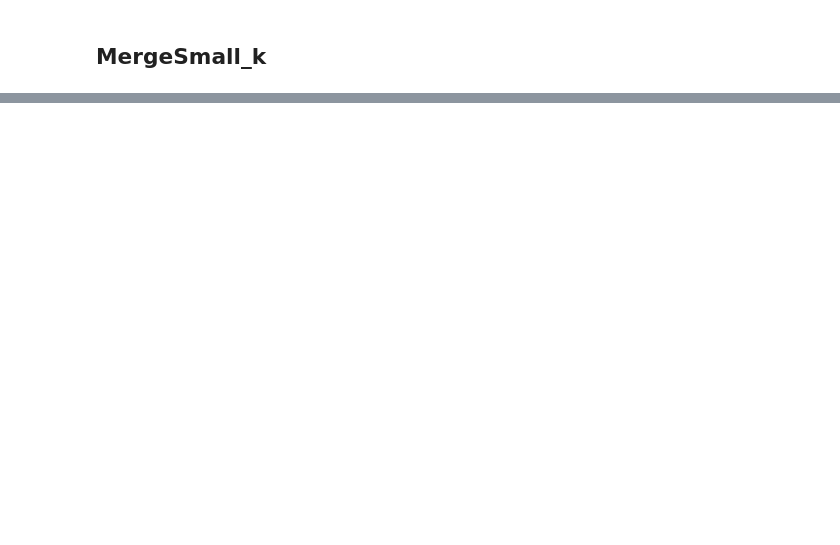
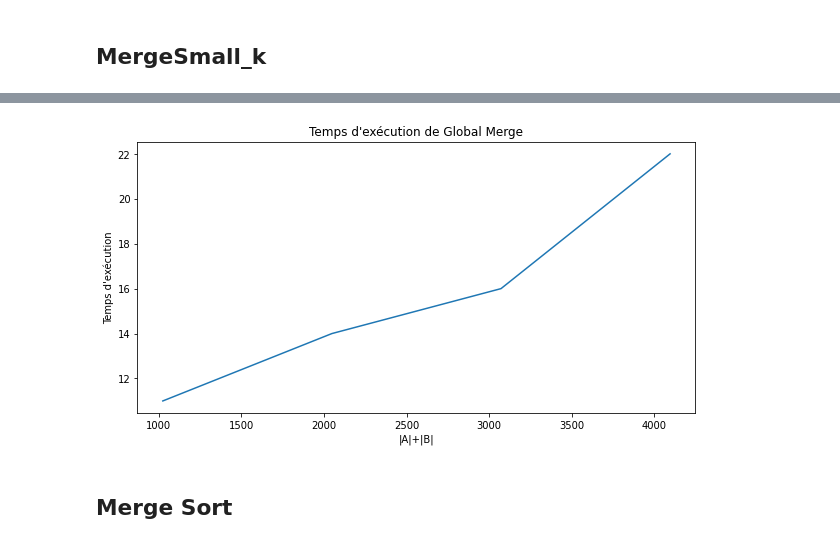
Before and after one commit to Poubenne/HPC_Project_5A, a Jupyter notebook: plots.ipynb, the cells around one changed output, grey strips where cells are left out. Saved outputs shown, nothing was run; the diff lists cells and outputs as text; code cells hidden in the pictures; blank space fills up the shorter version.

```diff
--- a/plots.ipynb
+++ b/plots.ipynb
@@ -17,0 +38,15 @@ plt.show()
+# %%
+sizes = [1024, 2048, 3072, 4096]
+#Average execution times in microseconds (Average over 100000 runs)
+exec_times = [11, 14, 16, 22]
+# %%
+plt.figure(figsize=[10,5])
+plt.plot(sizes, exec_times)
+plt.title("Temps d'exécution de Global Merge")
+plt.xlabel("|A|+|B|")
+plt.ylabel("Temps d'exécution")
+plt.show()
+# %% [output]
+[figure, added]
+# %% [markdown]
+## Merge Sort
```
Also changed, not shown: parts of 10 cells of this notebook, 4 other files.
